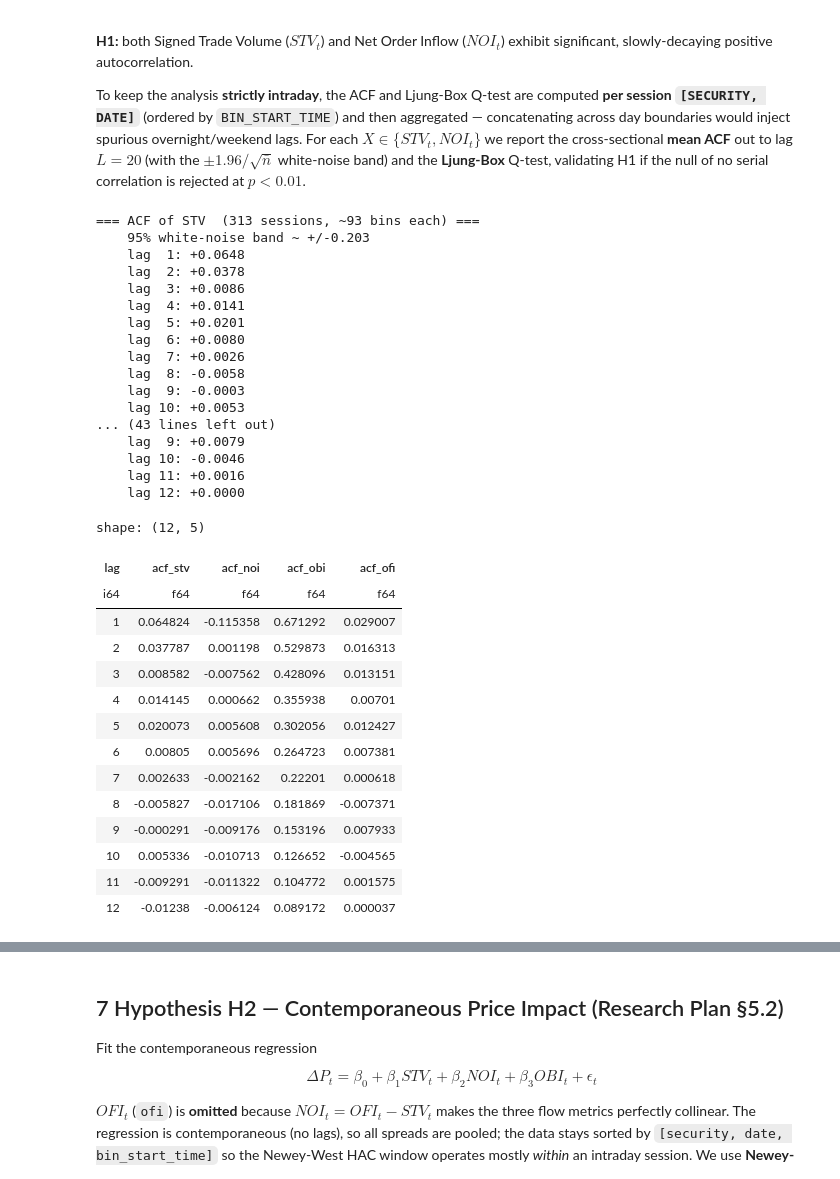
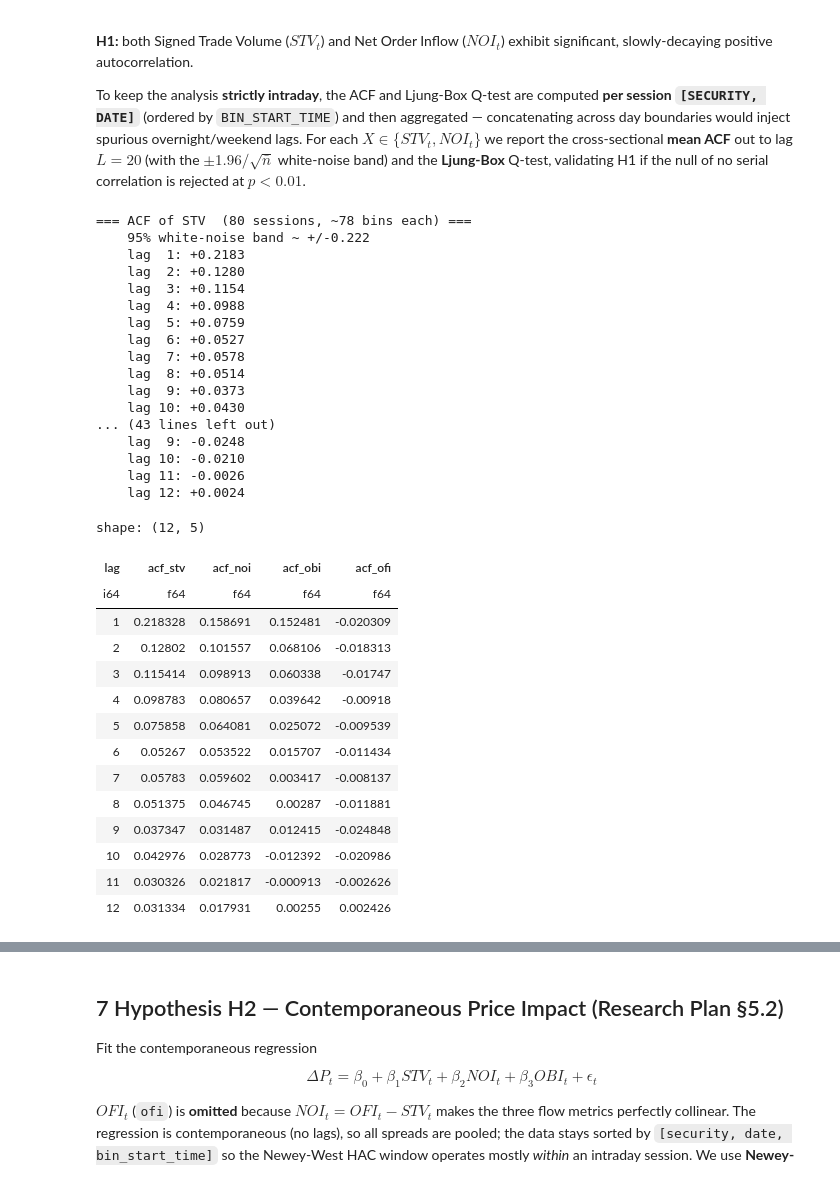
Before and after one commit to qe-internship-wjw/ip1, a Jupyter notebook: notebooks/01_ob_signals_calendar_spread.ipynb, the cells around one changed output, grey strips where cells are left out. Saved outputs shown, nothing was run; the diff lists cells and outputs as text; code cells hidden in the pictures.

```diff
--- a/notebooks/01_ob_signals_calendar_spread.ipynb
+++ b/notebooks/01_ob_signals_calendar_spread.ipynb
@@ -83,8 +83,8 @@ qmap     = read_table(snowpark, DB, SCHEMA, 'QCODE_MAPPING', QCODE_COLS)
 sec_meta = read_table(snowpark, DB, SCHEMA, 'SECURITY_META', SEC_META_COLS)
 
 # Pick 2 Phys + 2 Cash qcodes for small-scale workshopping.
-phys_qcodes = qmap.filter(pl.col('delivery') == 'Phys')['qcode'].unique().to_list()[:2]
-cash_qcodes = qmap.filter(pl.col('delivery') == 'Cash')['qcode'].unique().to_list()[:2]
+phys_qcodes = qmap.filter(pl.col('delivery') == 'Phys')['qcode'].unique().to_list()
+cash_qcodes = qmap.filter(pl.col('delivery') == 'Cash')['qcode'].unique().to_list()
 subset_qcodes = phys_qcodes + cash_qcodes
 print(f'Phys qcodes : {phys_qcodes}')
 print(f'Cash qcodes : {cash_qcodes}')
@@ -465,13 +469,13 @@ df_signals = df_signals.with_columns(
     # 2. OBI as fraction of total quoted size at the touch.
     obi=(pl.col('obi') / (pl.col('bid_size_start') + pl.col('ask_size_start'))).fill_nan(None),
     # 3. STV as fraction of unsigned volume.
-    stv= (pl.col('stv').cast(pl.Float64).abs().sqrt() * pl.col('stv').sign()).fill_nan(None),
+    stv=(pl.col('stv').cast(pl.Float64).abs().sqrt() * pl.col('stv').sign()).fill_nan(None),
     # 4. OFI as rolling z-score within session.
     ofi=((pl.col('ofi') - pl.col('_ofi_mu')) / pl.col('_ofi_sd')).fill_nan(None),
     # 5. NOI normalised by (unsigned volume + raw |OFI|).
     #    pl.col('ofi') below reads the ORIGINAL raw OFI (input state of this with_columns).
-    noi=(pl.col('noi') / (_vol + pl.col('ofi').abs())).fill_nan(None),
-).drop(['_tick', '_ofi_mu', '_ofi_sd'])
+    noi=(pl.col('noi').cast(pl.Float64).abs().sqrt() * pl.col('noi').sign()).fill_nan(None),
+).drop(['_ofi_mu', '_ofi_sd'])
 
 print(f'df_signals (normalised): {df_signals.shape}')
 df_signals.select('security', 'date', 'bin_start_time', 'delta_p', 'obi', 'stv', 'ofi', 'noi').describe()
@@ -608,14 +652,14 @@ for row, bbg in enumerate(bbg_codes):
         ax2.tick_params(axis='x', which='both', bottom=False, labelbottom=False)
         for sig, color, lbl in [
             # ('obi', C_OBI, 'OBI'),
-            # ('noi', C_NOI, 'NOI'),
-            ('stv', C_STV, 'STV'),
+            ('noi', C_NOI, 'NOI'),
+            # ('stv', C_STV, 'STV'),
         ]:
             ax2.plot(x, session[sig].to_numpy(allow_copy=True),
                      color=color, linewidth=0.9, alpha=0.85, label=lbl)
         ax2.axhline(0, color='gray', linewidth=0.4, linestyle='--')
-        ax2.set_ylim(-400, 400)
-        ax2.set_ylabel('STV', fontsize=7.5)
+        ax2.set_ylim(-500, 500)
+        ax2.set_ylabel('NOI', fontsize=7.5)
         ax2.tick_params(axis='y', labelsize=7)
 
         # X-axis: show ~5 time labels
@@ -655,62 +699,64 @@ null of no serial correlation is rejected at $p < 0.01$.
 L = 12
 SESSION = ['security', 'date']
 acf_results = {}
+
+df_signals = df_signals.filter(pl.col('bbg_code') == 'NQ')
 
 # Mean session length (used for the approximate white-noise band).
 avg_n = df_signals.group_by(SESSION).len()['len'].mean()
 band = 1.96 / np.sqrt(avg_n)
 
 for col in ['stv', 'noi', 'obi', 'ofi']:
     lags, mean_acf, per_sec, n_series = acf_by_security(
         df_signals, value_col=col, group_cols=SESSION,
         time_col='bin_start_time', nlags=L, min_obs=50,
     )
     acf_results[col] = mean_acf
     print(f'\n=== ACF of {col.upper()}  ({n_series} sessions, ~{avg_n:,.0f} bins each) ===')
     print(f'    95% white-noise band ~ +/-{band:.3f}')
     for lag, val in zip(lags, mean_acf):
         flag = '*' if abs(val) > band else ' '
         print(f'    lag {lag:>2}: {val:+.4f} {flag}')
 
 acf_table = pl.DataFrame({'lag': list(range(1, L + 1)),
                           'acf_stv': acf_results['stv'],
                           'acf_noi': acf_results['noi'],
                           'acf_obi': acf_results['obi'],
                           'acf_ofi': acf_results['ofi']})
 acf_table
 # %% [output]
-=== ACF of STV  (313 sessions, ~93 bins each) ===
-    95% white-noise band ~ +/-0.203
-    lag  1: +0.0648
-    lag  2: +0.0378
-    lag  3: +0.0086
-    lag  4: +0.0141
-    lag  5: +0.0201
-    lag  6: +0.0080
-    lag  7: +0.0026
-    lag  8: -0.0058
-    lag  9: -0.0003
-    lag 10: +0.0053
+=== ACF of STV  (80 sessions, ~78 bins each) ===
+    95% white-noise band ~ +/-0.222
+    lag  1: +0.2183
+    lag  2: +0.1280
+    lag  3: +0.1154
+    lag  4: +0.0988
+    lag  5: +0.0759
+    lag  6: +0.0527
+    lag  7: +0.0578
+    lag  8: +0.0514
+    lag  9: +0.0373
+    lag 10: +0.0430
 ... (43 lines left out)
-    lag  9: +0.0079
-    lag 10: -0.0046
-    lag 11: +0.0016
-    lag 12: +0.0000
+    lag  9: -0.0248
+    lag 10: -0.0210
+    lag 11: -0.0026
+    lag 12: +0.0024
 shape: (12, 5)
 | lag | acf_stv | acf_noi | acf_obi | acf_ofi |
 | i64 | f64 | f64 | f64 | f64 |
-| 1 | 0.064824 | -0.115358 | 0.671292 | 0.029007 |
-| 2 | 0.037787 | 0.001198 | 0.529873 | 0.016313 |
-| 3 | 0.008582 | -0.007562 | 0.428096 | 0.013151 |
-| 4 | 0.014145 | 0.000662 | 0.355938 | 0.00701 |
-| 5 | 0.020073 | 0.005608 | 0.302056 | 0.012427 |
-| 6 | 0.00805 | 0.005696 | 0.264723 | 0.007381 |
-| 7 | 0.002633 | -0.002162 | 0.22201 | 0.000618 |
-| 8 | -0.005827 | -0.017106 | 0.181869 | -0.007371 |
-| 9 | -0.000291 | -0.009176 | 0.153196 | 0.007933 |
-| 10 | 0.005336 | -0.010713 | 0.126652 | -0.004565 |
-| 11 | -0.009291 | -0.011322 | 0.104772 | 0.001575 |
-| 12 | -0.01238 | -0.006124 | 0.089172 | 0.000037 |
+| 1 | 0.218328 | 0.158691 | 0.152481 | -0.020309 |
+| 2 | 0.12802 | 0.101557 | 0.068106 | -0.018313 |
+| 3 | 0.115414 | 0.098913 | 0.060338 | -0.01747 |
+| 4 | 0.098783 | 0.080657 | 0.039642 | -0.00918 |
+| 5 | 0.075858 | 0.064081 | 0.025072 | -0.009539 |
+| 6 | 0.05267 | 0.053522 | 0.015707 | -0.011434 |
+| 7 | 0.05783 | 0.059602 | 0.003417 | -0.008137 |
+| 8 | 0.051375 | 0.046745 | 0.00287 | -0.011881 |
+| 9 | 0.037347 | 0.031487 | 0.012415 | -0.024848 |
+| 10 | 0.042976 | 0.028773 | -0.012392 | -0.020986 |
+| 11 | 0.030326 | 0.021817 | -0.000913 | -0.002626 |
+| 12 | 0.031334 | 0.017931 | 0.00255 | 0.002426 |
 # %%
 # --- 6b  Ljung-Box Q-test (cumulative through lag 20), per SESSION [security, date] ----
 ALPHA = 0.01
```
Also changed, not shown: parts of 12 cells of this notebook, 1 other file.
